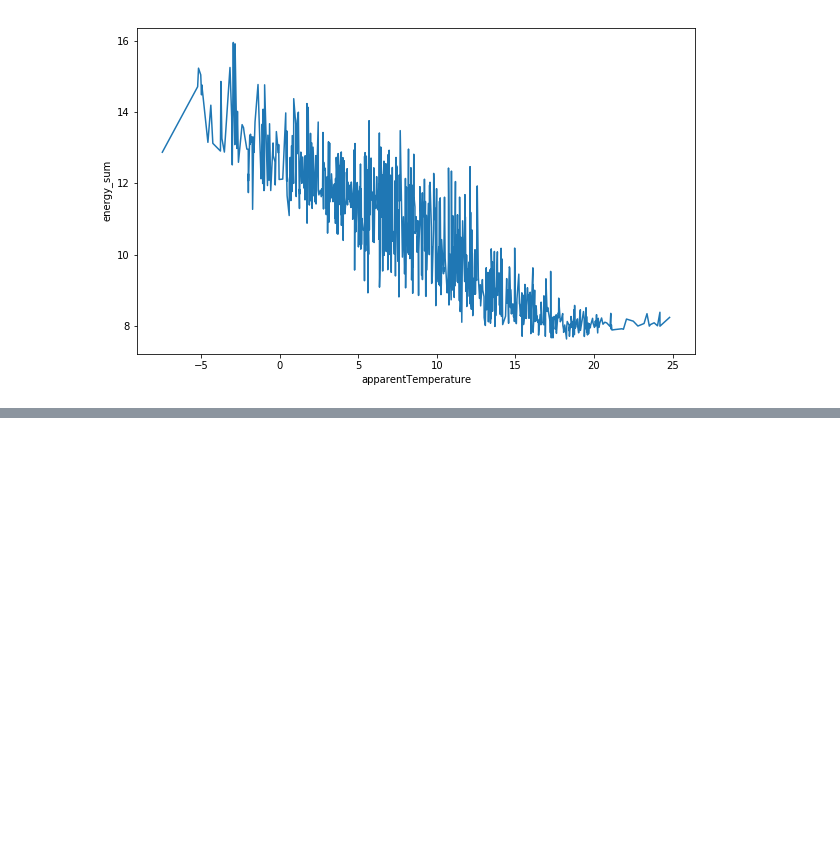
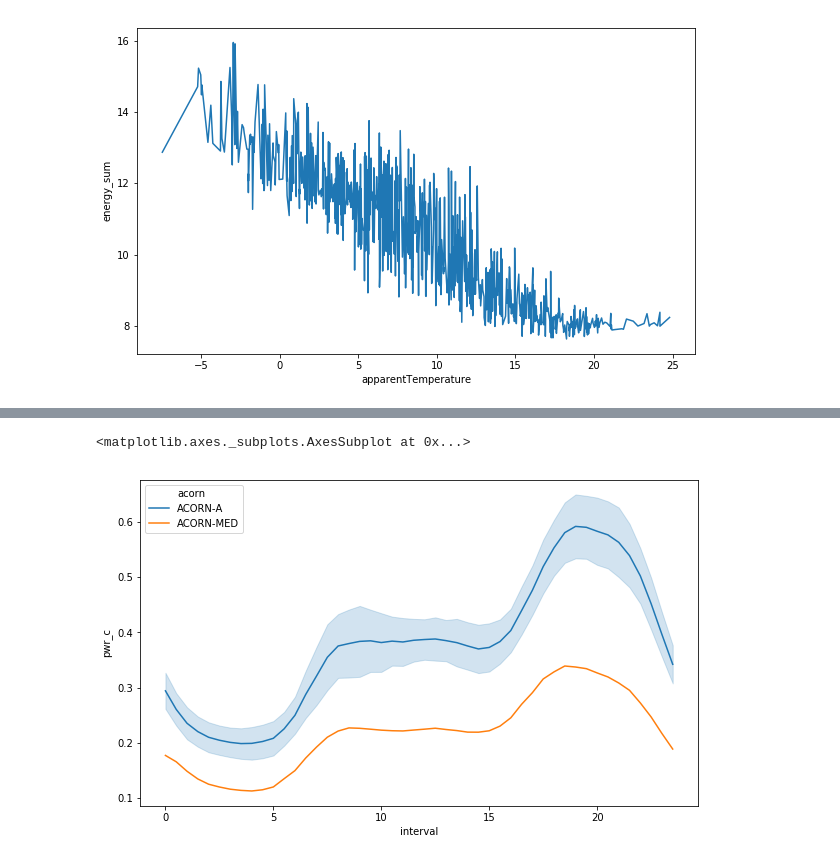
Before and after one commit to team4success/london_power_data_analytics, a Jupyter notebook: main_project.ipynb, the cells around one changed output, grey strips where cells are left out. Cells and saved outputs as stored; diff of their text form; code cells hidden in the pictures; blank space fills up the shorter version.

```diff
--- a/main_project.ipynb
+++ b/main_project.ipynb
@@ -439,0 +482,9 @@ sns.lineplot(x="apparentTemperature", y="energy_sum", data=en_weather)
+# %%
+# Рисуем график сравнения потребления конкретного класса со средним значением
+plt.figure(figsize=(10, 6))
+sns.lineplot(x="interval", y="pwr_c", data=time_stats[(time_stats['acorn']=='ACORN-A') |
+                                                      (time_stats['acorn']=='ACORN-MED')],
+             hue = 'acorn')
+# %% [output]
+<matplotlib.axes._subplots.AxesSubplot at 0x...>
+[figure, added]
```
Also changed, not shown: parts of 19 cells of this notebook.
